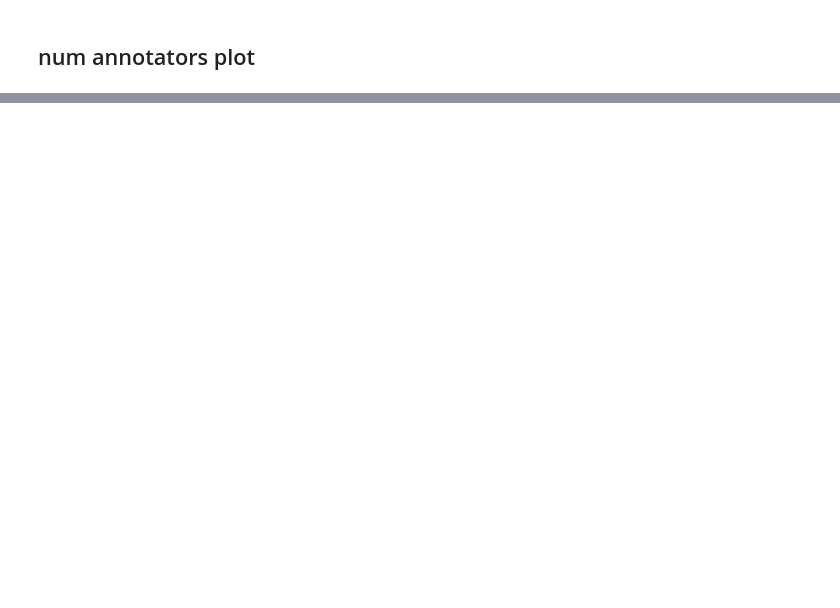
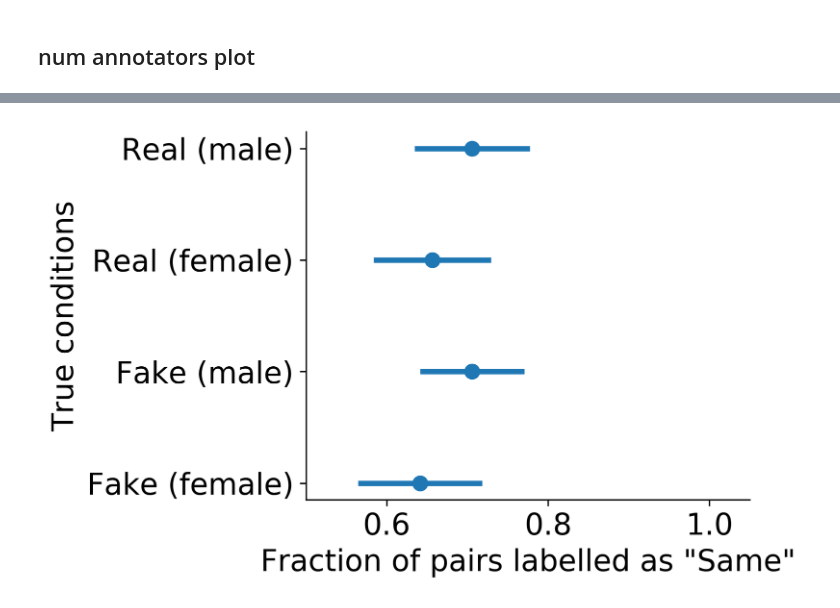
Before and after one commit to csinva/matching-with-gans, a Jupyter notebook: projection_manipulation/12_annot_experiment.ipynb, the cells around one changed output, grey strips where cells are left out. Cells and saved outputs as stored; diff of their text form; code cells hidden in the pictures; blank space fills up the shorter version.

```diff
--- a/projection_manipulation/12_annot_experiment.ipynb
+++ b/projection_manipulation/12_annot_experiment.ipynb
@@ -234,0 +311,8 @@ real, 360, 68.3, 95% CI, 2.24
+# %%
+# fake vs real considering gender
+labs, ks_type_gender = add_intersections(labs, l_type, l_gender)
+boxplot_subgroups(means, labs,
+                  [k for k in ks_type_gender if not 'dup' in k])
+util.savefig('ann_gender')
+# %% [output]
+[figure, added]
```
Also changed, not shown: parts of 15 cells of this notebook, 1 other file.
